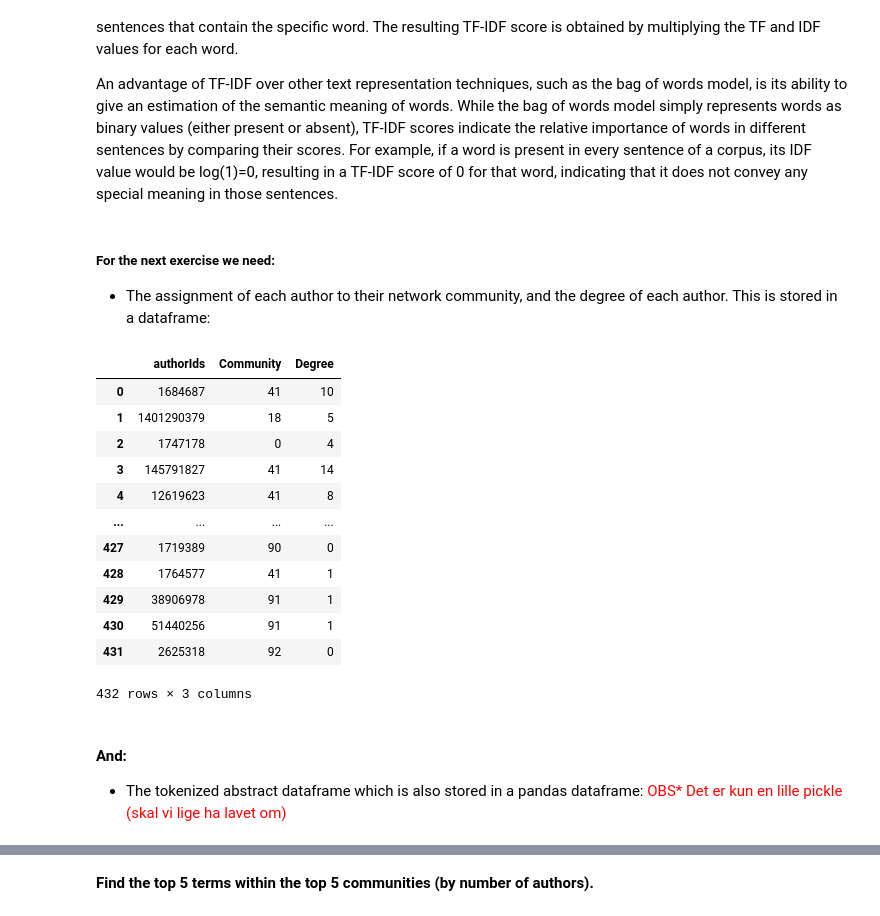
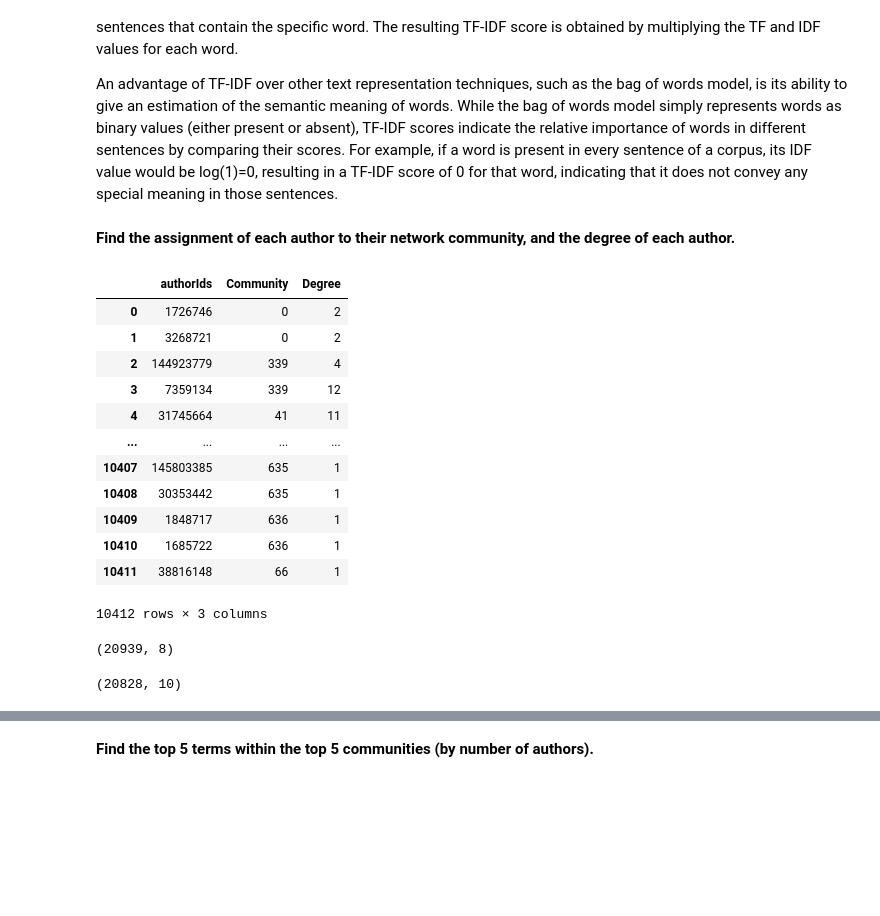
Before and after one commit to fridamariejoergensen/CSS_assignment2, a Jupyter notebook: Assignment2.ipynb, the cells around one changed output, grey strips where cells are left out. Drawn from its saved outputs; the diff is of its cells as text; code cells hidden in the pictures; blank space fills up the shorter version.

Commit message:
Exercise 4 helt done

```diff
--- a/Assignment2.ipynb
+++ b/Assignment2.ipynb
@@ -321,7 +322,7 @@ From the confusion matrix we see that the Louvain algorithm divided the network
 **Use the Python Louvain-algorithm implementation to find communities. How many communities do you find? What are their sizes? Report the value of modularity found by the algorithm. Is the modularity significantly different than 0?**
 # %%
 # Loading our CSS network
-G = nx.read_gml('/Users/ceciliehvilsted/Documents/GitHub/CSSgenerel/css_network_update.json')
+G = nx.read_gml('css_network_update.json')
 
 # Finding communities
 import networkx.algorithms.community as nx_community
@@ -374,46 +375,45 @@ TF-IDF is an approach for representing text that involves the product of two com
 
 An advantage of TF-IDF over other text representation techniques, such as the bag of words model, is its ability to give an estimation of the semantic meaning of words. While the bag of words model simply represents words as binary values (either present or absent), TF-IDF scores indicate the relative importance of words in different sentences by comparing their scores. For example, if a word is present in every sentence of a corpus, its IDF value would be log(1)=0, resulting in a TF-IDF score of 0 for that word, indicating that it does not convey any special meaning in those sentences.
 # %% [markdown]
-##### For the next exercise we need:
 
-*  The assignment of each author to their network community, and the degree of each author.
-This is stored in a dataframe:
+**Find the assignment of each author to their network community, and the degree of each author.**
+# %%
+# Loading network pickle
+with open('graph_15000.pickle', "rb") as f:
+        css_graph = pickle.load(f)
+print(css_graph)
 # %%
-G = nx.read_gml('css_network_update.json')
+G = css_graph
 communities = nx_community.louvain_communities(G)
 
 # Dictionary for community assignments and degree of each author
 data = {'authorIds': [], 'Community': [], 'Degree': []}
 
 # Loop over each author in the network
 for author in G.nodes():
     data['authorIds'].append(author)
 
     for i, community in enumerate(communities):
         if author in community:
             data['Community'].append(i)
             break
 
     data['Degree'].append(G.degree(author))
 
 # Create dataframe
 df_community = pd.DataFrame(data)
 df_community
 # %% [output]
 |  | authorIds | Community | Degree |
-| 0 | 1684687 | 41 | 10 |
-| 1 | 1401290379 | 18 | 5 |
-| 2 | 1747178 | 0 | 4 |
-| 3 | 145791827 | 41 | 14 |
-| 4 | 12619623 | 41 | 8 |
+| 0 | 1726746 | 0 | 2 |
+| 1 | 3268721 | 0 | 2 |
+| 2 | 144923779 | 339 | 4 |
+| 3 | 7359134 | 339 | 12 |
+| 4 | 31745664 | 41 | 11 |
 | ... | ... | ... | ... |
-| 427 | 1719389 | 90 | 0 |
-| 428 | 1764577 | 41 | 1 |
-| 429 | 38906978 | 91 | 1 |
-| 430 | 51440256 | 91 | 1 |
-| 431 | 2625318 | 92 | 0 |
+| 10407 | 145803385 | 635 | 1 |
+| 10408 | 30353442 | 635 | 1 |
+| 10409 | 1848717 | 636 | 1 |
+| 10410 | 1685722 | 636 | 1 |
+| 10411 | 38816148 | 66 | 1 |
-432 rows × 3 columns
+10412 rows × 3 columns
-# %% [markdown]
-#### And:
-* The tokenized abstract dataframe which is also stored in a pandas dataframe:
-<span style="color:red">OBS* Det er kun en lille pickle (skal vi lige ha lavet om)<span style="color:red">
@@ -420,2 +428,15 @@ df_community
+# %%
+# Loading paper pickle (and exploding column authorId)
+with open('css_papers_15000.pickle', "rb") as f:
+        css_papers = pickle.load(f)
+        css_papers = css_papers.explode('authorIds')
+css_papers.shape
+# %% [output]
+(20939, 8)
+# %%
+merged_df = df_community.merge(css_papers, on='authorIds')
+merged_df.shape
+# %% [output]
+(20828, 10)
 # %%
 # Loading abstract pickle
```
Also changed, not shown: parts of 27 cells of this notebook.
